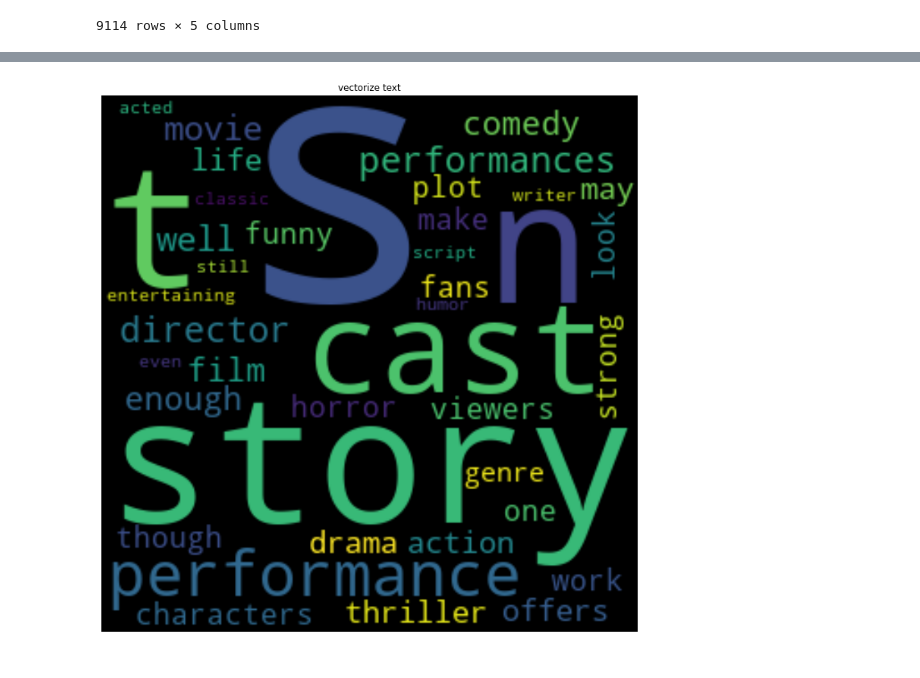
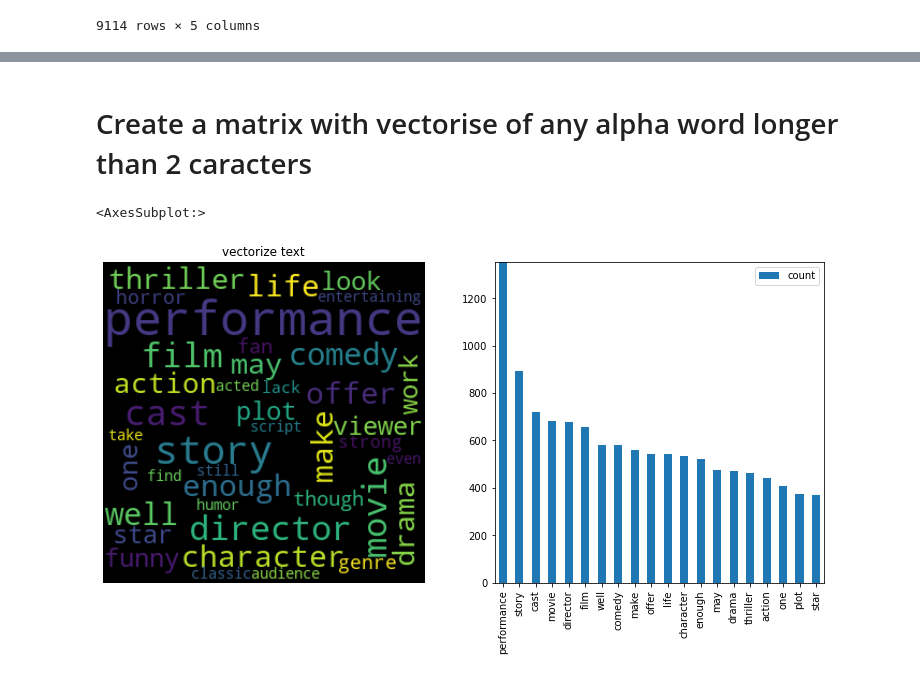
Before and after one commit to fdmdlb/nextflix, a Jupyter notebook: explore_roten_tomatoes.ipynb, the cells around one changed output, grey strips where cells are left out. Drawn from its saved outputs; the diff is of its cells as text; code cells hidden in the pictures.

```diff
--- a/explore_roten_tomatoes.ipynb
+++ b/explore_roten_tomatoes.ipynb
@@ -380,15 +336,0 @@ df_matrix.sum().sort_values(ascending=False).head(20).plot(kind="bar")
-# %%
-fig = plt.subplots(figsize=(13,13))
-
-ax1 = plt.subplot()
-
-#initial text
-wordcloud = WordCloud(width=300, height=300, max_font_size=200, min_font_size=10)
-wordcloud.generate_from_frequencies(df_matrix.sum().sort_values(ascending=False).head(40))
-
-ax1.imshow(wordcloud, interpolation="bilinear")
-ax1.axis('off')
-ax1.set(title="vectorize text")
-plt.margins(x=0, y=0)
-# %% [output]
-[figure, removed]
@@ -394,0 +339,35 @@ plt.margins(x=0, y=0)
+# %% [markdown]
+# Create a matrix with vectorise of any alpha word longer than 2 caracters
+# %%
+from sklearn.feature_extraction.text import CountVectorizer
+
+vectorizer = CountVectorizer(token_pattern="([a-zA-Z]{2,})")
+#vectorizer = CountVectorizer()
+X = movies[movies["X_lem"].isna() == False]["X_lem"].apply(lambda wlist: " ".join(wlist))
+vectorizer.fit(X.values)
+text_matrix = vectorizer.fit_transform(X)
+
+fig = plt.subplots(figsize=(13,13))
+
+ax1 = plt.subplot(2,2,1)
+ax2 = plt.subplot(2,2,2)
+
+#initial text
+wordcloud = WordCloud(width=300, height=300, max_font_size=50, min_font_size=10)
+wordcloud.generate_from_frequencies(df_matrix.sum().sort_values(ascending=False).head(40))
+
+ax1.imshow(wordcloud, interpolation="bilinear")
+ax1.axis('off')
+ax1.set(title="vectorize text")
+plt.margins(x=0, y=0)
+
+#vectorizer.get_feature_names_out()
+#text_matrix.toarray()
+df_matrix = pd.DataFrame(text_matrix.toarray())
+df_matrix.columns = vectorizer.get_feature_names_out()
+df_sum_matrix = pd.DataFrame(df_matrix.sum())
+df_sum_matrix.columns = ["count"]
+df_sum_matrix.sort_values("count", ascending=False).head(20).plot(kind="bar", ax = ax2)
+# %% [output]
+<AxesSubplot:>
+[figure, added]
```
Also changed, not shown: parts of 26 cells of this notebook.
